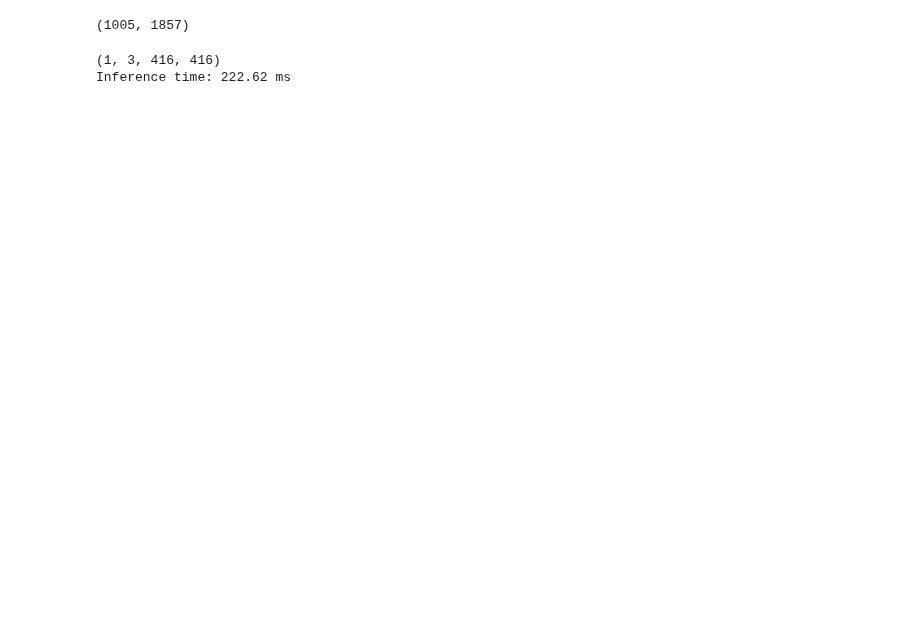
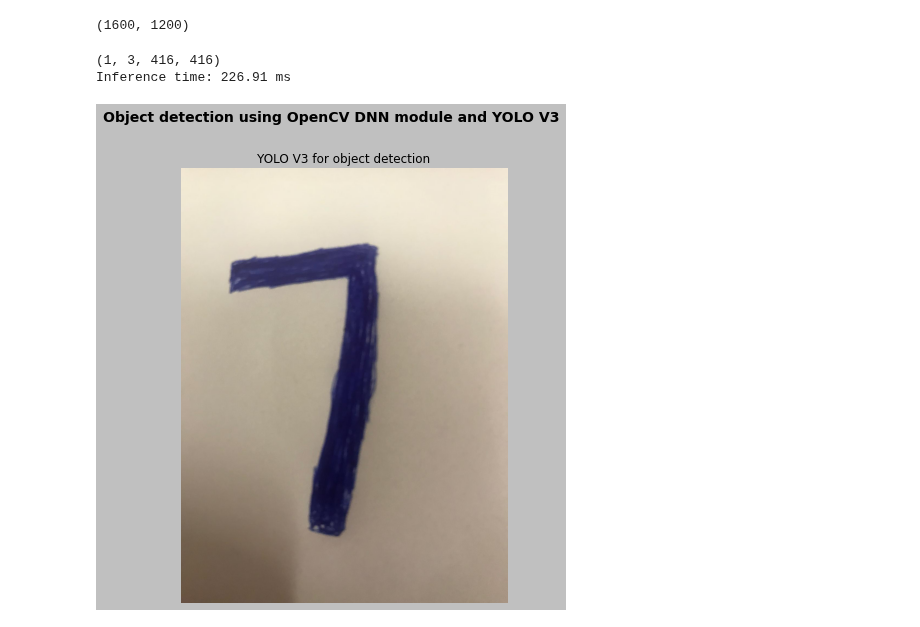
Before and after one commit to shahidqureshi01/AI, a Jupyter notebook: M6_Computer_Vision/yolo/YOLO.ipynb, the cells around one changed output. Cells and saved outputs as stored; diff of their text form; code cells hidden in the pictures; blank space fills up the shorter version.

```diff
--- a/M6_Computer_Vision/yolo/YOLO.ipynb
+++ b/M6_Computer_Vision/yolo/YOLO.ipynb
@@ -20,12 +20,13 @@ class_names = open("coco.names").read().strip().split("\n")
 net = cv2.dnn.readNetFromDarknet("yolov3.cfg", "darknet/yolov3.weights")
 
 # Load input image:
-image = cv2.imread("object_detection_test_image.png")
+#image = cv2.imread("object_detection_test_image.png")
+#image = cv2.imread("cars3.jpg")
 (H, W) = image.shape[:2]
 
 H, W
 # %% [output]
-(1005, 1857)
+(1600, 1200)
 # %%
 #Get the output layer names:
 layer_names = net.getLayerNames()
@@ -45,7 +46,7 @@ t, _ = net.getPerfProfile()
 print('Inference time: %.2f ms' % (t * 1000.0 / cv2.getTickFrequency()))
 # %% [output]
 (1, 3, 416, 416)
-Inference time: 222.62 ms
+Inference time: 226.91 ms
 # %%
 
 # Initialization:
@@ -76,3 +77,34 @@ for output in layerOutputs:
             boxes.append([x, y, int(width), int(height)])
             confidences.append(float(confidence))
             class_ids.append(class_id)
+# %%
+# We can apply non-maxima suppression (eliminate weak and overlapping bounding boxes):
+indices = cv2.dnn.NMSBoxes(boxes, confidences, 0.5, 0.3)
+
+# Show the results (if any object is detected after non-maxima suppression):
+if len(indices) > 0:
+    for i in indices.flatten():
+        # Extract the (previously recalculated) bounding box coordinates:
+        (x, y) = (boxes[i][0], boxes[i][1])
+        (w, h) = (boxes[i][2], boxes[i][3])
+
+        # Draw label and confidence:
+        cv2.rectangle(image, (x, y), (x + w, y + h), (0, 255, 0), 2)
+        label = "{}: {:.4f}".format(class_names[class_ids[i]], confidences[i])
+        labelSize, baseLine = cv2.getTextSize(label, cv2.FONT_HERSHEY_SIMPLEX, 1, 2)
+        y = max(y, labelSize[1])
+        cv2.rectangle(image, (x, y - labelSize[1]), (x + labelSize[0], y + 0), (0, 255, 0), cv2.FILLED)
+        cv2.putText(image, label, (x, y), cv2.FONT_HERSHEY_SIMPLEX, 1, (0, 0, 0), 2)
+
+# Create the dimensions of the figure and set title:
+fig = plt.figure(figsize=(14, 8))
+plt.suptitle("Object detection using OpenCV DNN module and YOLO V3", fontsize=14, fontweight='bold')
+fig.patch.set_facecolor('silver')
+
+# Show the output image
+show_img_with_matplotlib(image, "YOLO V3 for object detection", 1)
+
+# Show the Figure:
+plt.show()
+# %% [output]
+[figure, added]
```
Also changed, not shown: 20 other files.
